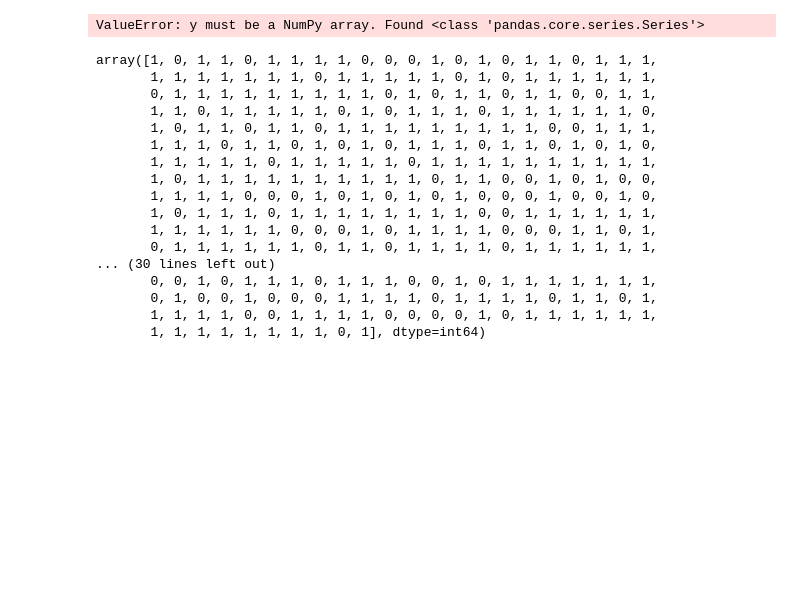
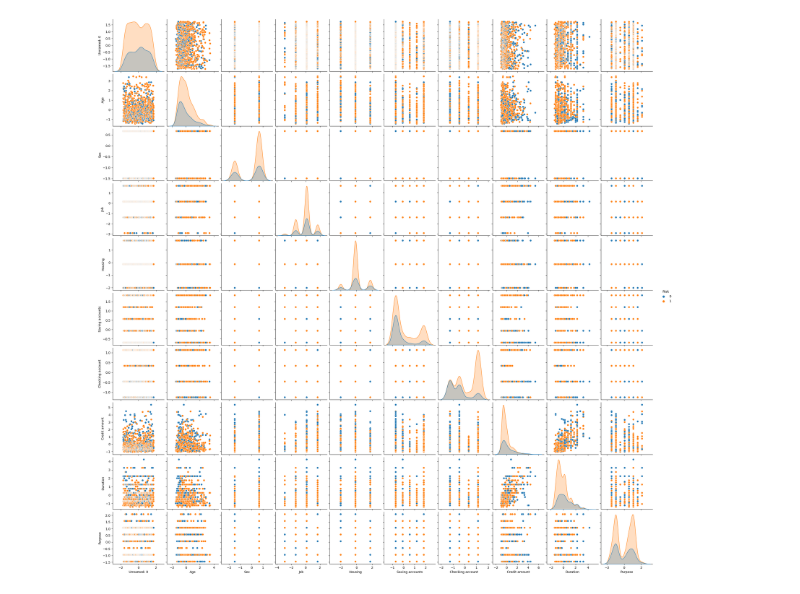
Before and after one commit to medmahfoudh/Credit-Risk, a Jupyter notebook: svm_model.ipynb, the cells around one changed output. Saved outputs shown, nothing was run; the diff lists cells and outputs as text; code cells hidden in the pictures; blank space fills up the shorter version.

Commit message:
Visualisation The svm model

```diff
--- a/svm_model.ipynb
+++ b/svm_model.ipynb
@@ -50,41 +46,18 @@ Accuracy: 0.755
 # %%
 y = np.array(df["Risk"])
 y
-# %%
-import matplotlib.pyplot as plt
-from mlxtend.plotting import plot_decision_regions
-import numpy as np
-y = np.array(df["Risk"])
-
-# Plot the decision boundaries of the SVM model
-plot_decision_regions(X_test, y_test, clf=clf, legend=2)
-
-# Add axis labels and a title to the plot
-plt.xlabel('Age')
-plt.ylabel('Credit Amount')
-plt.title('SVM Decision Boundaries')
-
-# Show the plot
-plt.show()
-# %% [output]
-ValueError: y must be a NumPy array. Found <class 'pandas.core.series.Series'>
-# %%
-np.array(df['Risk'])
-# %% [output]
-array([1, 0, 1, 1, 0, 1, 1, 1, 1, 0, 0, 0, 1, 0, 1, 0, 1, 1, 0, 1, 1, 1,
-       1, 1, 1, 1, 1, 1, 1, 0, 1, 1, 1, 1, 1, 0, 1, 0, 1, 1, 1, 1, 1, 1,
-       0, 1, 1, 1, 1, 1, 1, 1, 1, 1, 0, 1, 0, 1, 1, 0, 1, 1, 0, 0, 1, 1,
-       1, 1, 0, 1, 1, 1, 1, 1, 0, 1, 0, 1, 1, 1, 0, 1, 1, 1, 1, 1, 1, 0,
-       1, 0, 1, 1, 0, 1, 1, 0, 1, 1, 1, 1, 1, 1, 1, 1, 1, 0, 0, 1, 1, 1,
-       1, 1, 1, 0, 1, 1, 0, 1, 0, 1, 0, 1, 1, 1, 0, 1, 1, 0, 1, 0, 1, 0,
-       1, 1, 1, 1, 1, 0, 1, 1, 1, 1, 1, 0, 1, 1, 1, 1, 1, 1, 1, 1, 1, 1,
-       1, 0, 1, 1, 1, 1, 1, 1, 1, 1, 1, 1, 0, 1, 1, 0, 0, 1, 0, 1, 0, 0,
-       1, 1, 1, 1, 0, 0, 0, 1, 0, 1, 0, 1, 0, 1, 0, 0, 0, 1, 0, 0, 1, 0,
-       1, 0, 1, 1, 1, 0, 1, 1, 1, 1, 1, 1, 1, 1, 0, 0, 1, 1, 1, 1, 1, 1,
-       1, 1, 1, 1, 1, 1, 0, 0, 0, 1, 0, 1, 1, 1, 1, 0, 0, 0, 1, 1, 0, 1,
-       0, 1, 1, 1, 1, 1, 1, 0, 1, 1, 0, 1, 1, 1, 1, 0, 1, 1, 1, 1, 1, 1,
-... (30 lines left out)
-       0, 0, 1, 0, 1, 1, 1, 0, 1, 1, 1, 0, 0, 1, 0, 1, 1, 1, 1, 1, 1, 1,
-       0, 1, 0, 0, 1, 0, 0, 0, 1, 1, 1, 1, 0, 1, 1, 1, 1, 0, 1, 1, 0, 1,
-       1, 1, 1, 1, 0, 0, 1, 1, 1, 1, 0, 0, 0, 0, 1, 0, 1, 1, 1, 1, 1, 1,
-       1, 1, 1, 1, 1, 1, 1, 1, 0, 1], dtype=int64)
+# %%
+import seaborn as sns
+import matplotlib.pyplot as plt
+
+# Create a new DataFrame with scaled features
+df_scaled = pd.DataFrame(X, columns=df.columns[:-1])
+
+# Add the 'Risk' column back to the scaled DataFrame
+df_scaled['Risk'] = df['Risk']
+
+# Visualize the SVM model using pair plot
+sns.pairplot(df_scaled, hue='Risk')
+plt.show()
+# %% [output]
+[figure, added]
```
Also changed, not shown: parts of 2 cells of this notebook.
